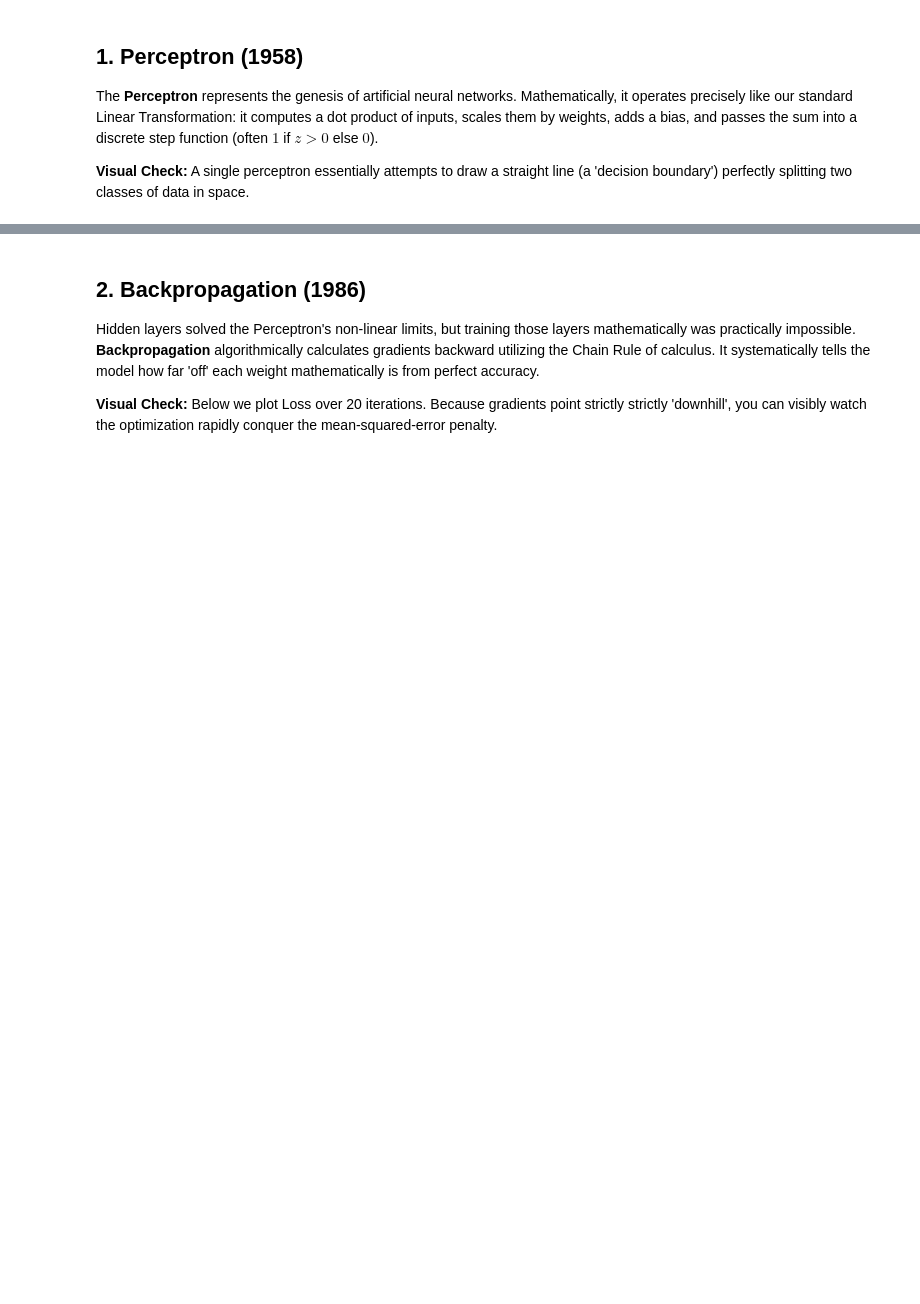
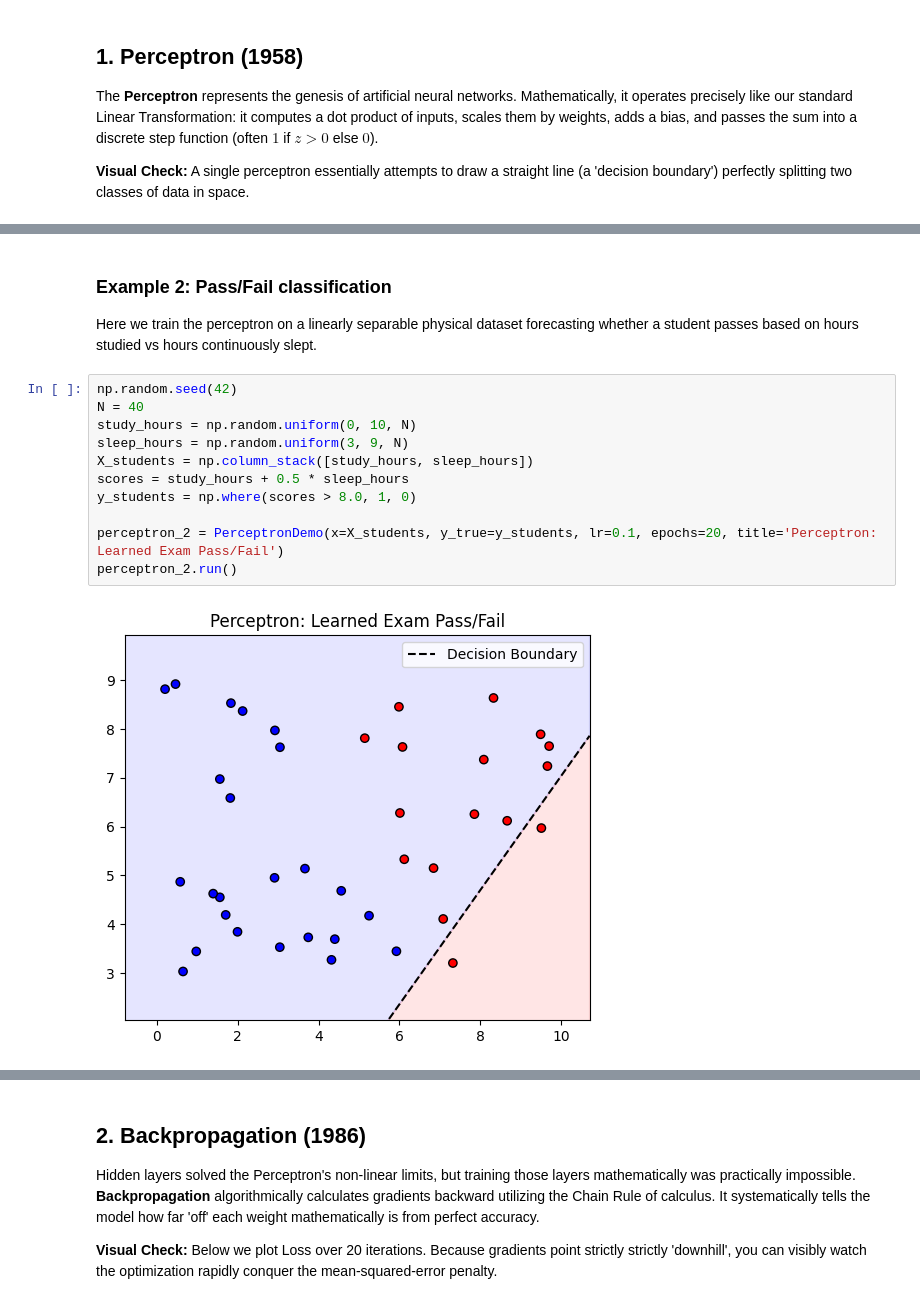
Before and after one commit to corybaird/Lectures, a Jupyter notebook: notebooks/ai_todai_overview/ai_overview.ipynb, the cells around one changed output, grey strips where cells are left out. Cells and saved outputs as stored; diff of their text form; blank space fills up the shorter version.

```diff
--- a/notebooks/ai_todai_overview/ai_overview.ipynb
+++ b/notebooks/ai_todai_overview/ai_overview.ipynb
@@ -120,0 +160,16 @@ PerceptronDemo().run()
+# %% [markdown]
+### Example 2: Pass/Fail classification
+Here we train the perceptron on a linearly separable physical dataset forecasting whether a student passes based on hours studied vs hours continuously slept.
+# %%
+np.random.seed(42)
+N = 40
+study_hours = np.random.uniform(0, 10, N)
+sleep_hours = np.random.uniform(3, 9, N)
+X_students = np.column_stack([study_hours, sleep_hours])
+scores = study_hours + 0.5 * sleep_hours
+y_students = np.where(scores > 8.0, 1, 0)
+
+perceptron_2 = PerceptronDemo(x=X_students, y_true=y_students, lr=0.1, epochs=20, title='Perceptron: Learned Exam Pass/Fail')
+perceptron_2.run()
+# %% [output]
+[figure, added]
```
Also changed, not shown: parts of 13 cells of this notebook.
